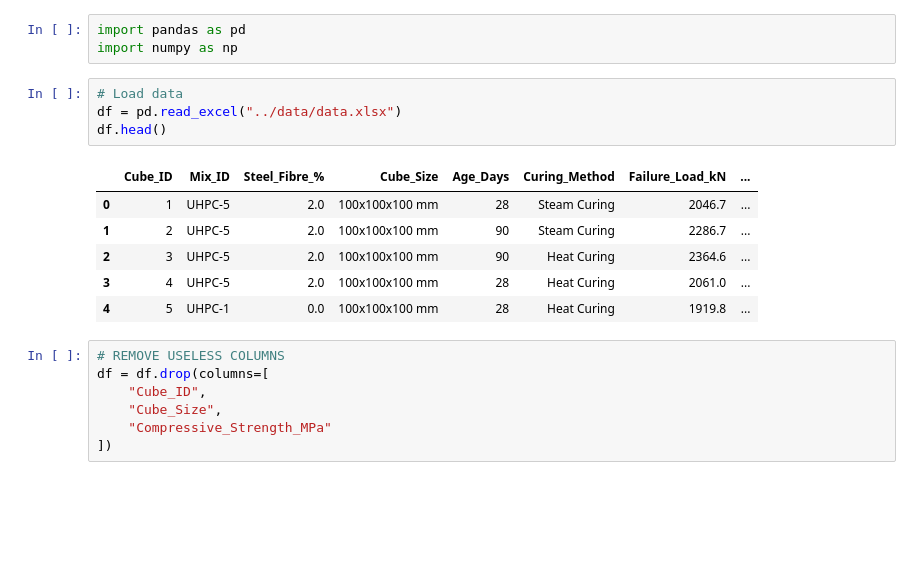
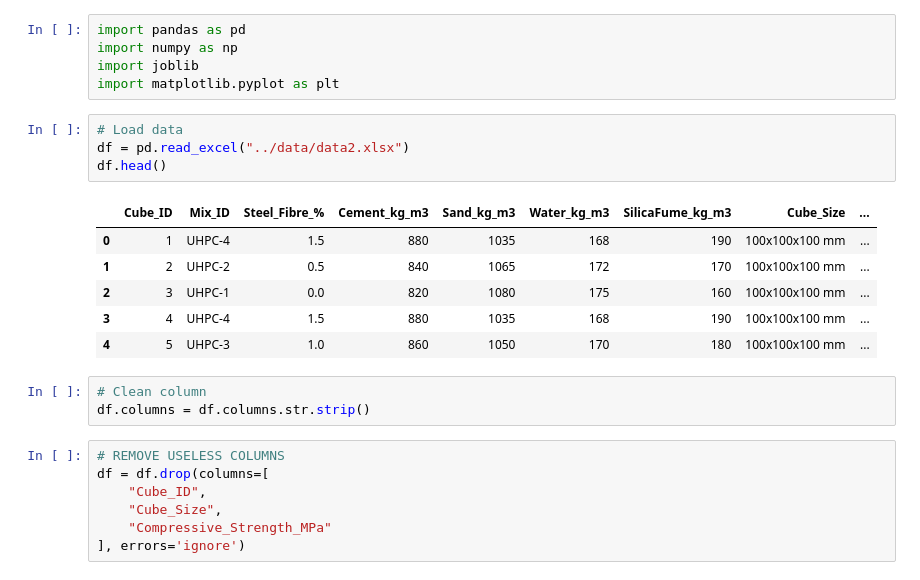
Before and after one commit to baranwalakarsh/failure-load-predictor, a Jupyter notebook: notebook/training.ipynb, the cells around one changed output. Saved outputs shown, nothing was run; the diff lists cells and outputs as text; blank space fills up the shorter version.

```diff
--- a/notebook/training.ipynb
+++ b/notebook/training.ipynb
@@ -1,24 +1,29 @@
 # %%
 import pandas as pd
 import numpy as np
+import joblib
+import matplotlib.pyplot as plt
 # %%
 # Load data
-df = pd.read_excel("../data/data.xlsx")
+df = pd.read_excel("../data/data2.xlsx")
 df.head()
 # %% [output]
-|  | Cube_ID | Mix_ID | Steel_Fibre_% | Cube_Size | Age_Days | Curing_Method | Failure_Load_kN | ... |
-| 0 | 1 | UHPC-5 | 2.0 | 100x100x100 mm | 28 | Steam Curing | 2046.7 | ... |
-| 1 | 2 | UHPC-5 | 2.0 | 100x100x100 mm | 90 | Steam Curing | 2286.7 | ... |
-| 2 | 3 | UHPC-5 | 2.0 | 100x100x100 mm | 90 | Heat Curing | 2364.6 | ... |
-| 3 | 4 | UHPC-5 | 2.0 | 100x100x100 mm | 28 | Heat Curing | 2061.0 | ... |
-| 4 | 5 | UHPC-1 | 0.0 | 100x100x100 mm | 28 | Heat Curing | 1919.8 | ... |
+|  | Cube_ID | Mix_ID | Steel_Fibre_% | Cement_kg_m3 | Sand_kg_m3 | Water_kg_m3 | SilicaFume_kg_m3 | Cube_Size | ... |
+| 0 | 1 | UHPC-4 | 1.5 | 880 | 1035 | 168 | 190 | 100x100x100 mm | ... |
+| 1 | 2 | UHPC-2 | 0.5 | 840 | 1065 | 172 | 170 | 100x100x100 mm | ... |
+| 2 | 3 | UHPC-1 | 0.0 | 820 | 1080 | 175 | 160 | 100x100x100 mm | ... |
+| 3 | 4 | UHPC-4 | 1.5 | 880 | 1035 | 168 | 190 | 100x100x100 mm | ... |
+| 4 | 5 | UHPC-3 | 1.0 | 860 | 1050 | 170 | 180 | 100x100x100 mm | ... |
+# %%
+# Clean column
+df.columns = df.columns.str.strip()
 # %%
 # REMOVE USELESS COLUMNS
 df = df.drop(columns=[
     "Cube_ID",
     "Cube_Size",
     "Compressive_Strength_MPa"
-])
+], errors='ignore')
 # %%
 # Age vs Failure Load
 import matplotlib.pyplot as plt
```
Also changed, not shown: parts of 25 cells of this notebook, 6 other files.
